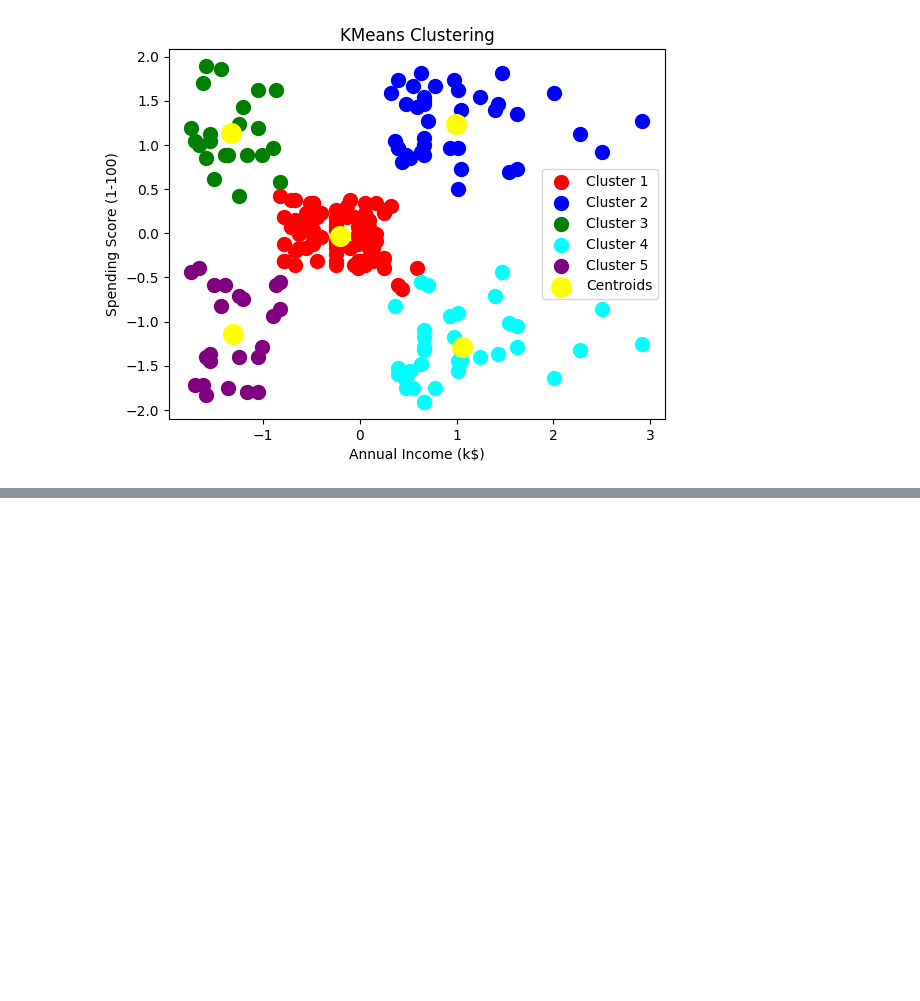
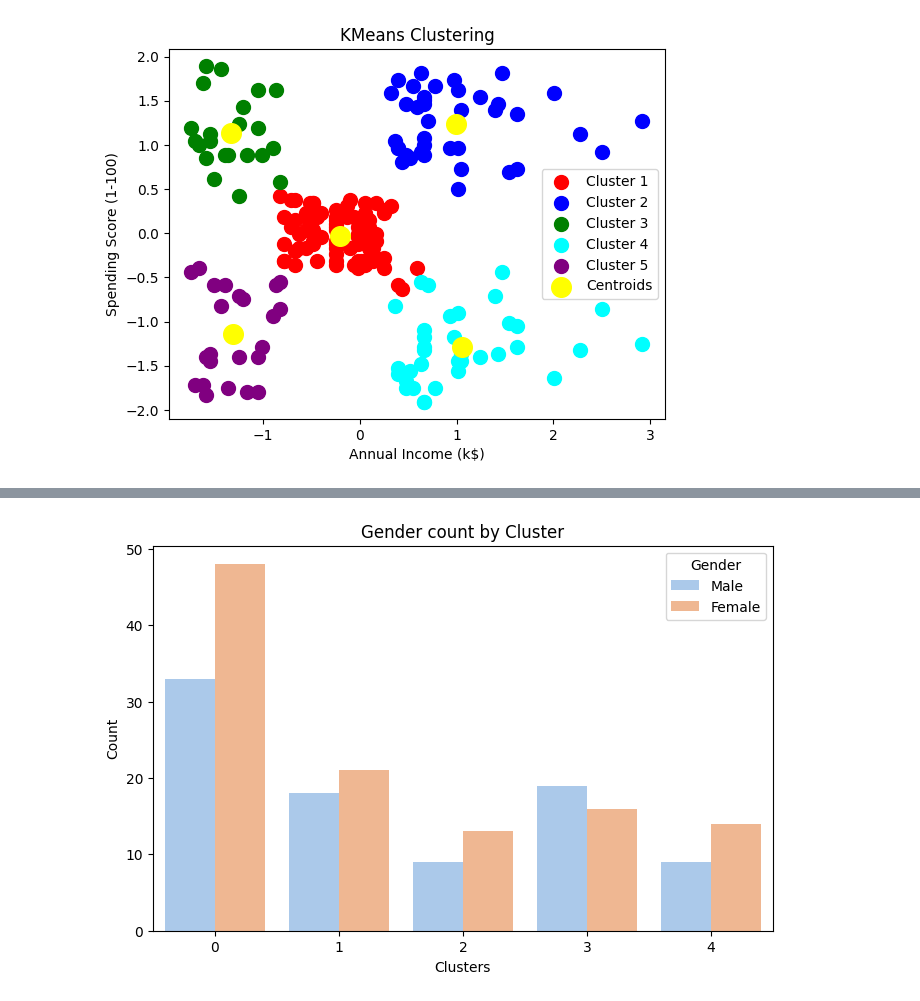
Before and after one commit to ramosmat/mall-customers-predict, a Jupyter notebook: script.ipynb, the cells around one changed output, grey strips where cells are left out. Cells and saved outputs as stored; diff of their text form; code cells hidden in the pictures; blank space fills up the shorter version.

```diff
--- a/script.ipynb
+++ b/script.ipynb
@@ -105,0 +148,18 @@ plt.show()
+# %%
+# Barchart of Genre by Cluster
+# Counting each genre by cluster
+genre_counts = dataset.groupby(['Cluster', 'Genre']).size().reset_index(name='Count')
+
+# Creating graph
+plt.figure(figsize=(8, 5))
+sns.barplot(data=genre_counts, x='Cluster', y='Count', hue='Genre', palette='pastel')
+
+# Personalizing
+plt.title('Gender count by Cluster')
+plt.xlabel('Clusters')
+plt.ylabel('Count')
+handles, labels = plt.gca().get_legend_handles_labels()
+plt.legend(handles=handles, title='Gender', labels=['Male', 'Female'])
+plt.show()
+# %% [output]
+[figure, added]
```
Also changed, not shown: parts of 6 cells of this notebook, 1 other file.
